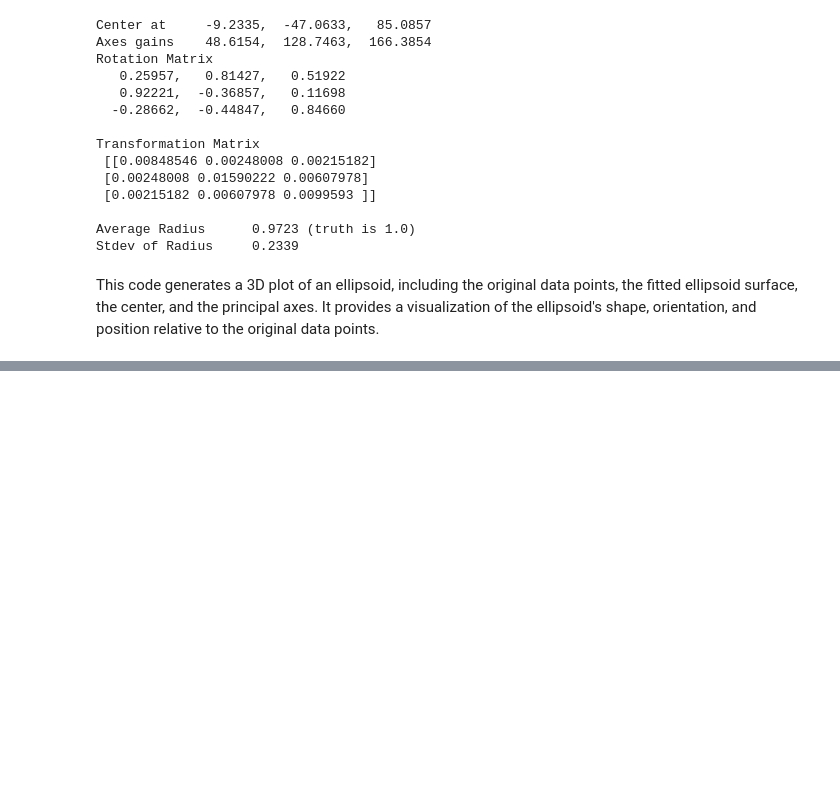
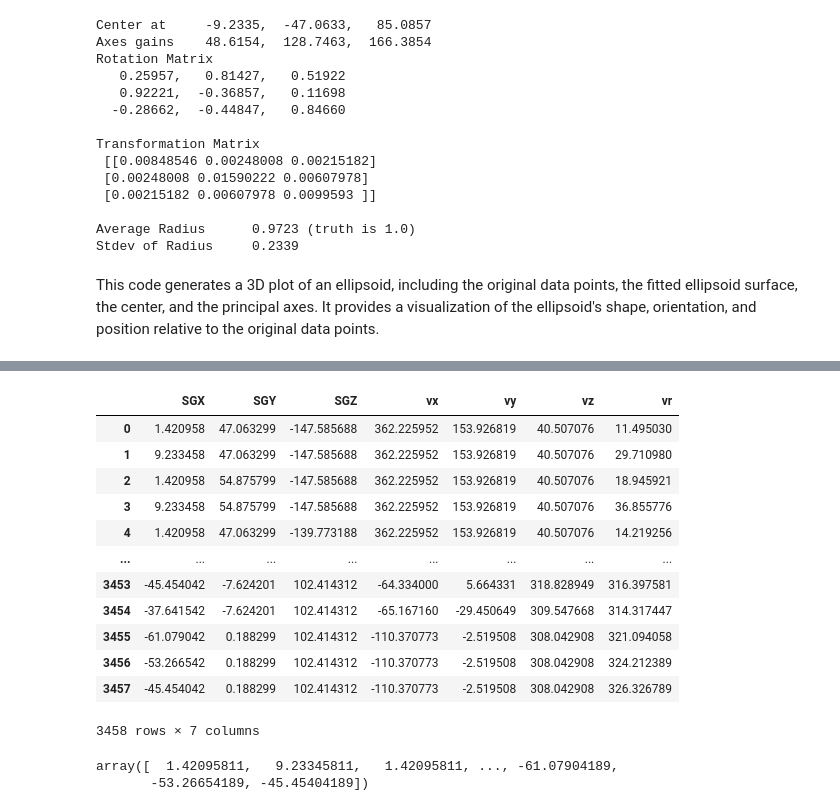
Before and after one commit to KSaid-1/Modeling-Laniakia, a Jupyter notebook: Laniakea_as_ellipsoid_velocityfield.ipynb, the cells around one changed output, grey strips where cells are left out. Saved outputs shown, nothing was run; the diff lists cells and outputs as text; code cells hidden in the pictures; blank space fills up the shorter version.

Commit message:
new Laniakea Model

```diff
--- a/Laniakea_as_ellipsoid_velocityfield.ipynb
+++ b/Laniakea_as_ellipsoid_velocityfield.ipynb
@@ -218,0 +248,4 @@ plt.show()
+# %%
+sgx_bf = np.mean(lania_v_in[2]);sgy_bf = np.mean(lania_v_in[1]);sgz_bf = np.mean(lania_v_in[0])
+sg_bf = [sgx_bf, sgy_bf, sgz_bf]
+print (sgx_bf,sgy_bf,sgz_bf,len(lania_v_in[2]))
@@ -218,0 +271,12 @@ plt.show()
+# %%
+sgx_c = center[0]
+sgy_c = center[1]
+sgz_c = center[2]
+ii_c = np.rint(np.round(32. + ((64./1000.)*sgx_c),0)).astype(int)
+jj_c = np.rint(np.round(32. + ((64./1000.)*sgy_c),0)).astype(int)
+kk_c = np.rint(np.round(32. + ((64./1000.)*sgz_c),0)).astype(int)
+lania_v_c = t[:,ii_c,jj_c,kk_c]
+print (sgx_c,sgy_c,sgz_c)
+print (lania_v_c)
+print ((lania_v_c[0]-sgx_bf),(lania_v_c[1]-sgy_bf),(lania_v_c[2]-sgz_bf))
+print (np.mean(lania_vv[0]),np.mean(lania_vv[1]),np.mean(lania_vv[2]))
@@ -218,0 +288,3 @@ plt.show()
+# %%
+lania_cf4_wo_bf_c = pd.DataFrame(np.column_stack((u-sgx_c,v-sgy_c,w-sgz_c,lania_vv[2]-sgx_bf,lania_vv[1]-sgy_bf,lania_vv[0]-sgz_bf)),columns=["SGX","SGY","SGZ","vx","vy","vz"])
+lania_cf4_wo_bf_c
@@ -218,0 +305,19 @@ plt.show()
+# %%
+vr = (lania_cf4_wo_bf_c.SGX*lania_cf4_wo_bf_c.vx+lania_cf4_wo_bf_c.SGY*lania_cf4_wo_bf_c.vy+lania_cf4_wo_bf_c.SGZ*lania_cf4_wo_bf_c.vz)/np.sqrt(lania_cf4_wo_bf_c.SGX**2+lania_cf4_wo_bf_c.SGY**2+lania_cf4_wo_bf_c.SGZ**2)
+# %%
+lania_cf4_wo_bf_c_vr = pd.DataFrame(np.column_stack((lania_cf4_wo_bf_c,vr)),columns=["SGX","SGY","SGZ","vx","vy","vz","vr"])
+lania_cf4_wo_bf_c_vr
+# %% [output]
+|  | SGX | SGY | SGZ | vx | vy | vz | vr |
+| 0 | 1.420958 | 47.063299 | -147.585688 | 362.225952 | 153.926819 | 40.507076 | 11.495030 |
+| 1 | 9.233458 | 47.063299 | -147.585688 | 362.225952 | 153.926819 | 40.507076 | 29.710980 |
+| 2 | 1.420958 | 54.875799 | -147.585688 | 362.225952 | 153.926819 | 40.507076 | 18.945921 |
+| 3 | 9.233458 | 54.875799 | -147.585688 | 362.225952 | 153.926819 | 40.507076 | 36.855776 |
+| 4 | 1.420958 | 47.063299 | -139.773188 | 362.225952 | 153.926819 | 40.507076 | 14.219256 |
+| ... | ... | ... | ... | ... | ... | ... | ... |
+| 3453 | -45.454042 | -7.624201 | 102.414312 | -64.334000 | 5.664331 | 318.828949 | 316.397581 |
+| 3454 | -37.641542 | -7.624201 | 102.414312 | -65.167160 | -29.450649 | 309.547668 | 314.317447 |
+| 3455 | -61.079042 | 0.188299 | 102.414312 | -110.370773 | -2.519508 | 308.042908 | 321.094058 |
+| 3456 | -53.266542 | 0.188299 | 102.414312 | -110.370773 | -2.519508 | 308.042908 | 324.212389 |
+| 3457 | -45.454042 | 0.188299 | 102.414312 | -110.370773 | -2.519508 | 308.042908 | 326.326789 |
+3458 rows × 7 columns
@@ -218,0 +329,5 @@ plt.show()
+# %%
+combined_array[:,0]
+# %% [output]
+array([  1.42095811,   9.23345811,   1.42095811, ..., -61.07904189,
+       -53.26654189, -45.45404189])
```
Also changed, not shown: parts of 23 cells of this notebook.
